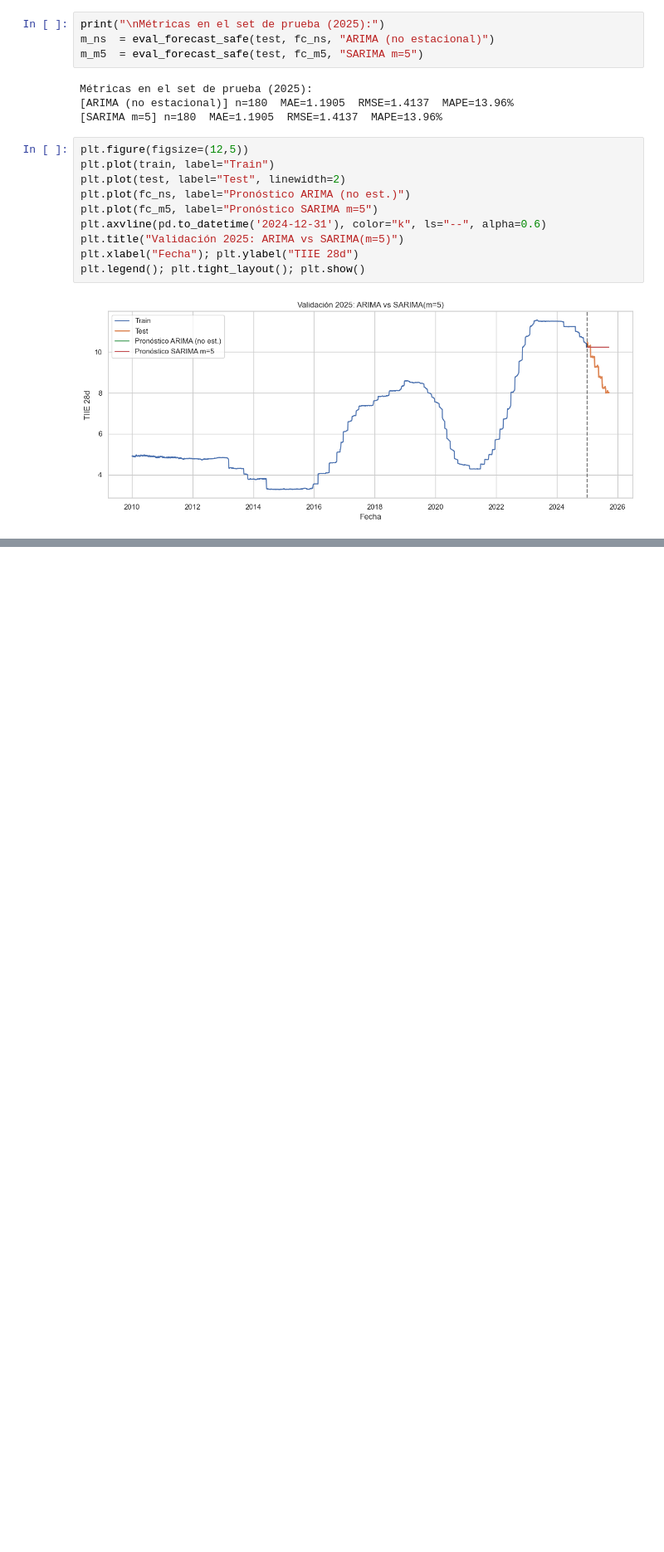
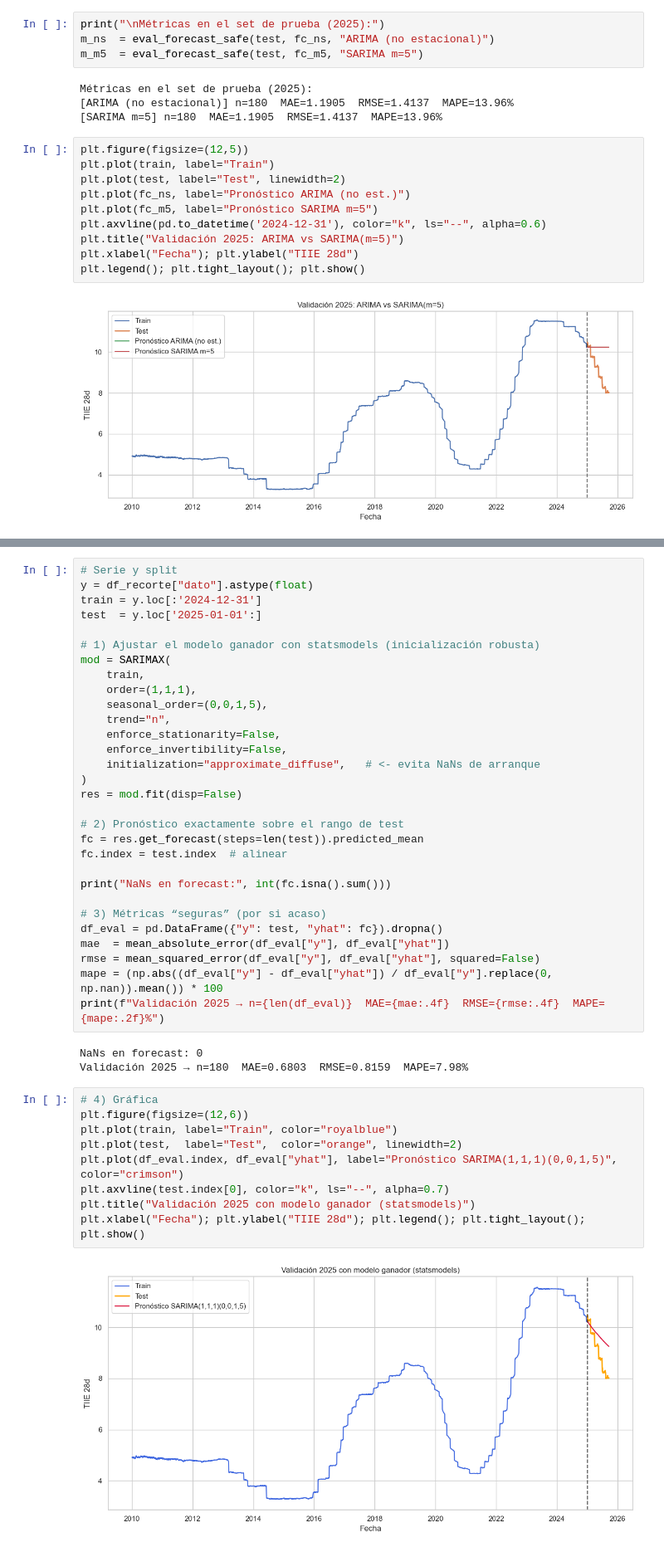
Before and after one commit to maxaguayo01/TIIE_28, a Jupyter notebook: TIIE_28dias.ipynb, the cells around one changed output, grey strips where cells are left out. Shown at 83% size. Drawn from its saved outputs; the diff is of its cells as text; blank space fills up the shorter version.

```diff
--- a/TIIE_28dias.ipynb
+++ b/TIIE_28dias.ipynb
@@ -494,0 +623,44 @@ plt.legend(); plt.tight_layout(); plt.show()
+# %%
+# Serie y split
+y = df_recorte["dato"].astype(float)
+train = y.loc[:'2024-12-31']
+test  = y.loc['2025-01-01':]
+
+# 1) Ajustar el modelo ganador con statsmodels (inicialización robusta)
+mod = SARIMAX(
+    train,
+    order=(1,1,1),
+    seasonal_order=(0,0,1,5),
+    trend="n",
+    enforce_stationarity=False,
+    enforce_invertibility=False,
+    initialization="approximate_diffuse",   # <- evita NaNs de arranque
+)
+res = mod.fit(disp=False)
+
+# 2) Pronóstico exactamente sobre el rango de test
+fc = res.get_forecast(steps=len(test)).predicted_mean
+fc.index = test.index  # alinear
+
+print("NaNs en forecast:", int(fc.isna().sum()))
+
+# 3) Métricas “seguras” (por si acaso)
+df_eval = pd.DataFrame({"y": test, "yhat": fc}).dropna()
+mae  = mean_absolute_error(df_eval["y"], df_eval["yhat"])
+rmse = mean_squared_error(df_eval["y"], df_eval["yhat"], squared=False)
+mape = (np.abs((df_eval["y"] - df_eval["yhat"]) / df_eval["y"].replace(0, np.nan)).mean()) * 100
+print(f"Validación 2025 → n={len(df_eval)}  MAE={mae:.4f}  RMSE={rmse:.4f}  MAPE={mape:.2f}%")
+# %% [output]
+NaNs en forecast: 0
+Validación 2025 → n=180  MAE=0.6803  RMSE=0.8159  MAPE=7.98%
+# %%
+# 4) Gráfica
+plt.figure(figsize=(12,6))
+plt.plot(train, label="Train", color="royalblue")
+plt.plot(test,  label="Test",  color="orange", linewidth=2)
+plt.plot(df_eval.index, df_eval["yhat"], label="Pronóstico SARIMA(1,1,1)(0,0,1,5)", color="crimson")
+plt.axvline(test.index[0], color="k", ls="--", alpha=0.7)
+plt.title("Validación 2025 con modelo ganador (statsmodels)")
+plt.xlabel("Fecha"); plt.ylabel("TIIE 28d"); plt.legend(); plt.tight_layout(); plt.show()
+# %% [output]
+[figure, added]
```
Also changed, not shown: parts of 13 cells of this notebook.
